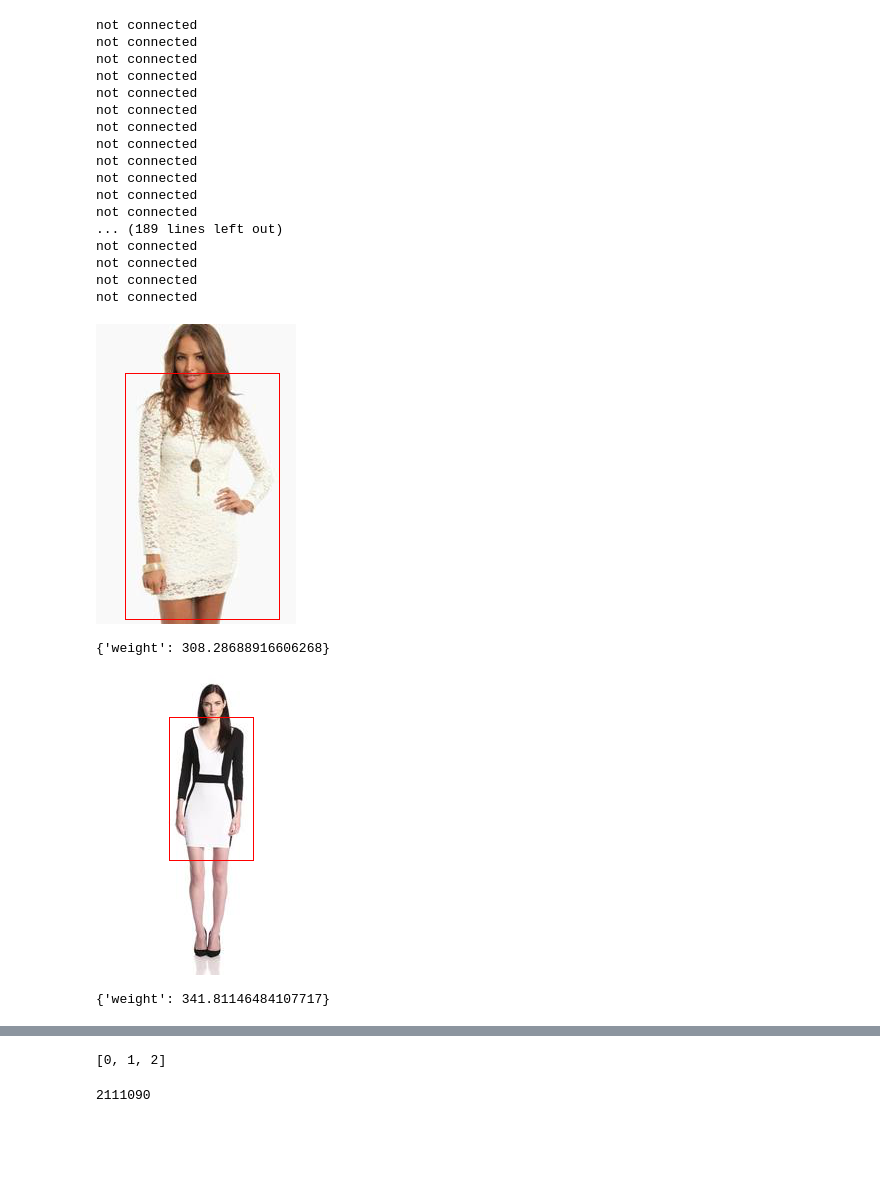
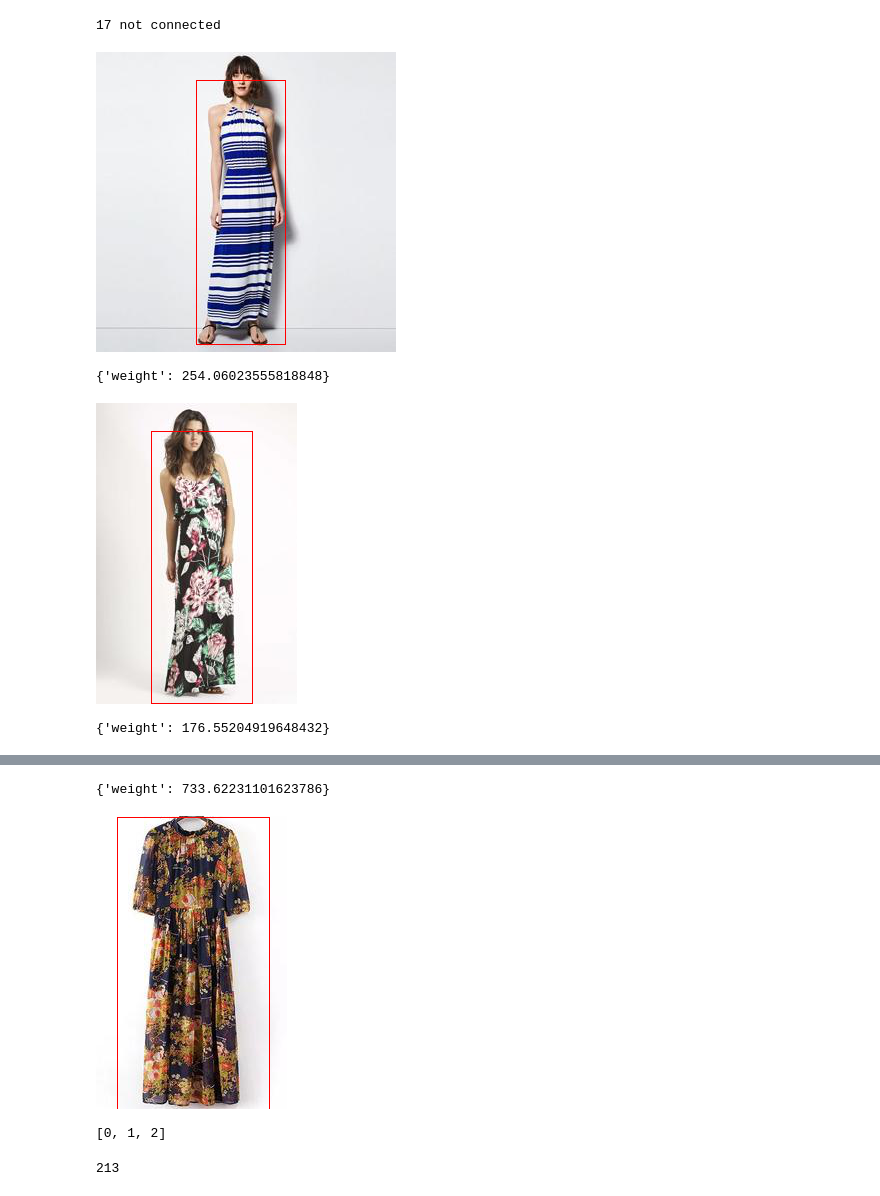
Before and after one commit to datascopeanalytics/DeepProduct, a Jupyter notebook: Dress interpolation.ipynb, the cells around one changed output, grey strips where cells are left out. Drawn from its saved outputs; the diff is of its cells as text; code cells hidden in the pictures; blank space fills up the shorter version.

```diff
--- a/Dress interpolation.ipynb
+++ b/Dress interpolation.ipynb
@@ -57,34 +69,21 @@ def draw_bbox(bbox):
     return PIL.Image.alpha_composite(img,rect)
 # %%
 i = np.random.randint(df.shape[0],size=2)
+j=0
 while not nx.has_path(G,i[0],i[1]):
-    print("not connected")
+    j+=1
     i = np.random.randint(df.shape[0],size=2)
+
+print("{} not connected".format(j))
 
 p = nx.shortest_path(G,i[0],i[1],weight='weight')
 for i in range(len(p)):
     display(draw_bbox(df.iloc[p[i]]))
     if i<len(p)-1:
          print(G[p[i]][p[i+1]])
 # %% [output]
-not connected
-not connected
-not connected
-not connected
-not connected
-not connected
-not connected
-not connected
-not connected
-not connected
-not connected
-not connected
-... (189 lines left out)
-not connected
-not connected
-not connected
-not connected
+17 not connected
-[figure, old version]
+[figure, new version]
-{'weight': 308.28688916606268}
+{'weight': 254.06023555818848}
-[figure, old version]
+[figure, new version]
-{'weight': 341.81146484107717}
+{'weight': 176.55204919648432}
@@ -92,8 +91,6 @@ not connected
+{'weight': 733.62231101623786}
+[figure, added]
 # %%
 list(range(len(p)))
 # %% [output]
 [0, 1, 2]
-# %%
-G.number_of_edges()
-# %% [output]
-2111090
@@ -99,0 +99,4 @@ G.number_of_edges()
+# %%
+len(c)
+# %% [output]
+213
```
Also changed, not shown: parts of 15 cells of this notebook, 5 other files.
